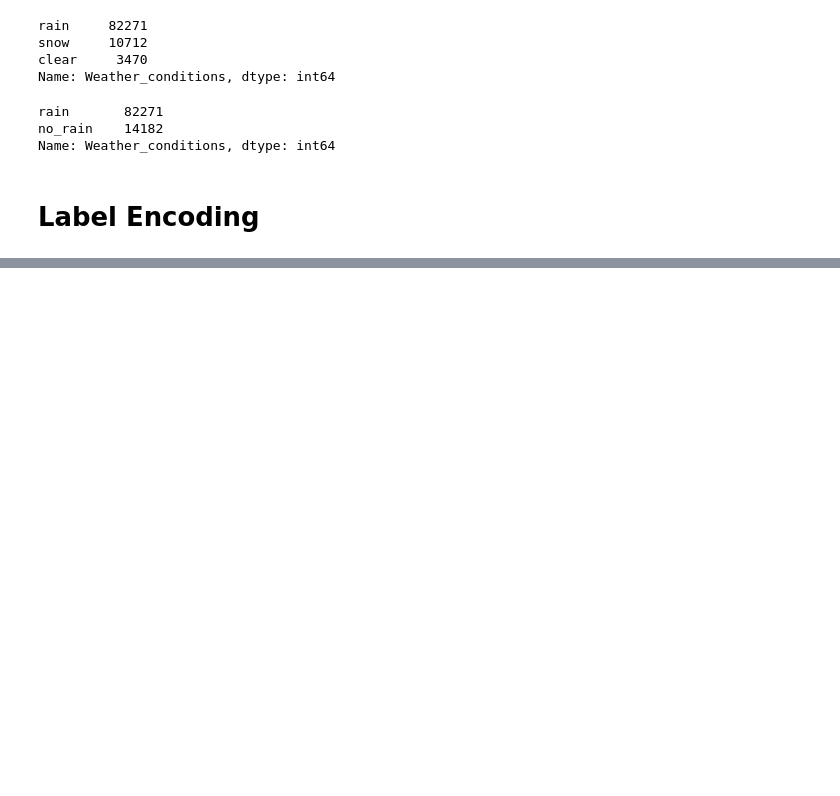
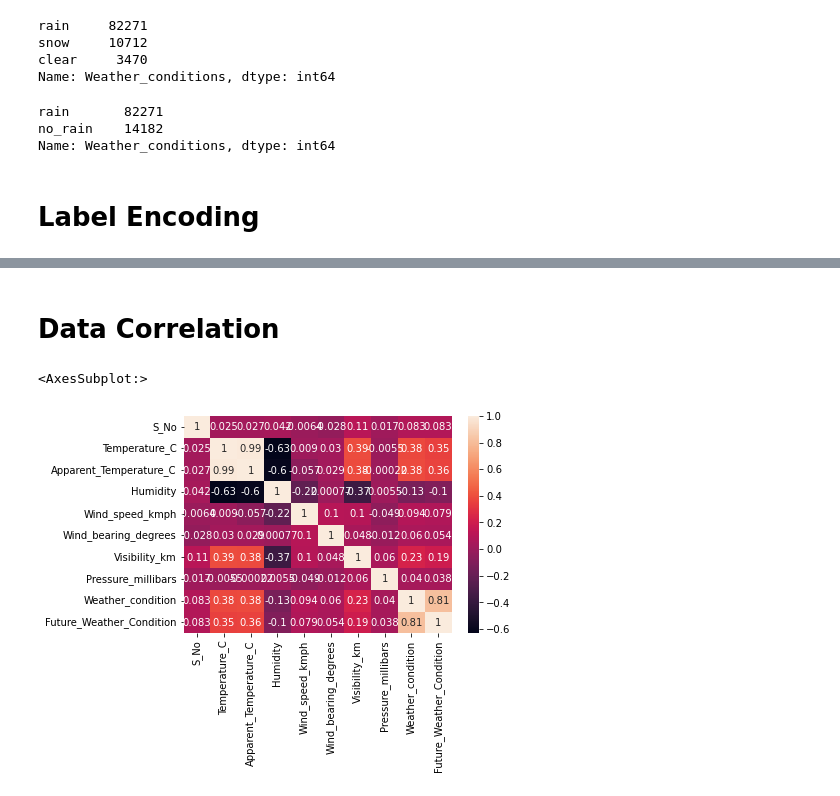
Before and after one commit to hemansnation/Machine-Learning-MLOps-GenerativeAI-NLP-CV-MLSystem-Design, a Jupyter notebook: 5_Module - MLOps/1_MLOps Azure MLFlow/Data_Processing.ipynb, the cells around one changed output, grey strips where cells are left out. Drawn from its saved outputs; the diff is of its cells as text; code cells hidden in the pictures; blank space fills up the shorter version.

Commit message:
data processing MLops

```diff
--- a/5_Module - MLOps/1_MLOps Azure MLFlow/Data_Processing.ipynb
+++ b/5_Module - MLOps/1_MLOps Azure MLFlow/Data_Processing.ipynb
@@ -88,3 +88,9 @@ no_rain    14182
 Name: Weather_conditions, dtype: int64
 # %% [markdown]
 # Label Encoding
+# %%
+from sklearn.preprocessing import LabelEncoder
+
+le = LabelEncoder()
+
+y = le.fit_transform(df['Weather_conditions'])
@@ -90,0 +101,6 @@ Name: Weather_conditions, dtype: int64
+# %%
+y = pd.DataFrame(data=y, columns=["Weather_condition"])
+
+df = pd.concat([df,y],axis=1)
+
+df.drop(['Weather_conditions'], axis=1, inplace=True)
@@ -90,0 +116,4 @@ Name: Weather_conditions, dtype: int64
+# %%
+# new feature -
+
+df['Future_Weather_Condition'] = df.Weather_condition.shift(-4, axis=0)
@@ -90,0 +129,2 @@ Name: Weather_conditions, dtype: int64
+# %%
+df.dropna(inplace=True)
@@ -90,0 +140,7 @@ Name: Weather_conditions, dtype: int64
+# %% [markdown]
+# Data Correlation
+# %%
+sns.heatmap(df.corr(method="pearson"), annot=True)
+# %% [output]
+<AxesSubplot:>
+[figure, added]
```
Also changed, not shown: parts of 15 cells of this notebook, 1 other file.
